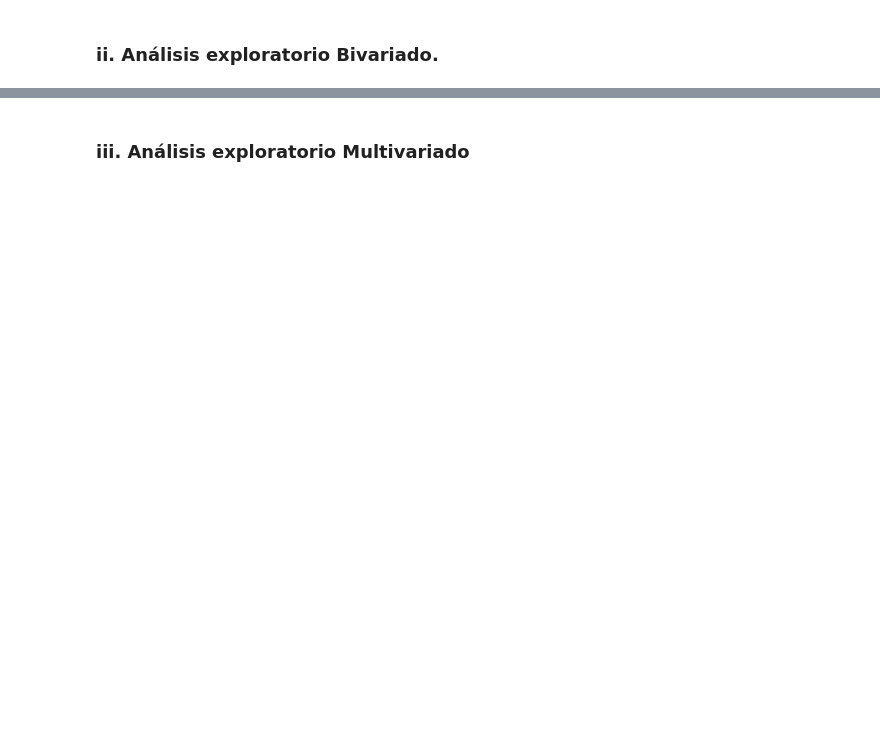
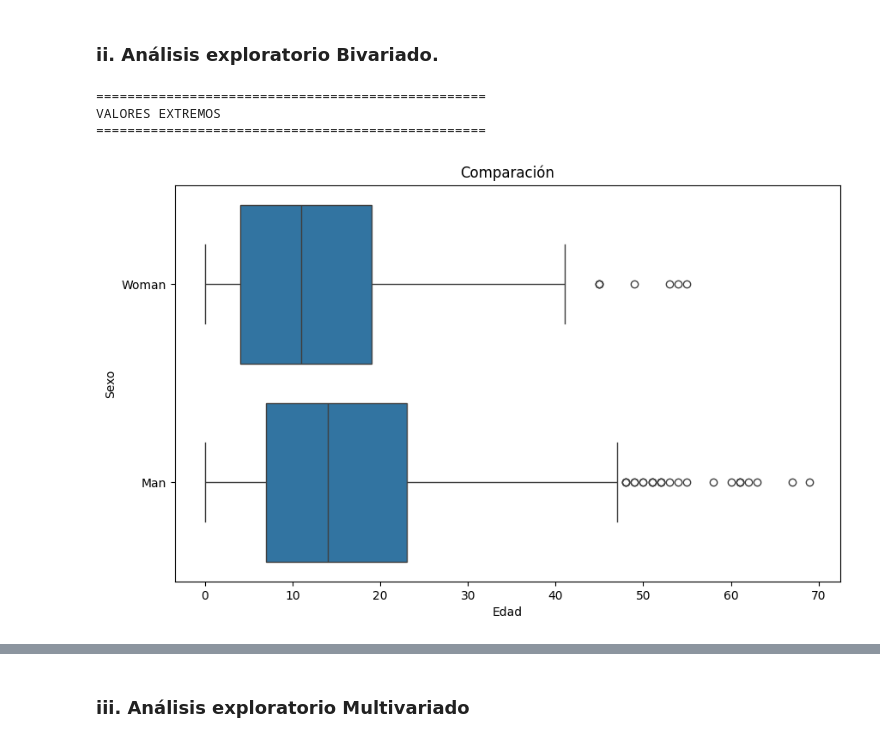
Before and after one commit to ZTARSNOVA/EDA-FGNET, a Jupyter notebook: FGNET_Avance2.ipynb, the cells around one changed output, grey strips where cells are left out. Drawn from its saved outputs; the diff is of its cells as text; code cells hidden in the pictures; blank space fills up the shorter version.

```diff
--- a/FGNET_Avance2.ipynb
+++ b/FGNET_Avance2.ipynb
@@ -240,2 +260,18 @@ memory usage: 62.8+ KB
 # %% [markdown]
 ### ii. Análisis exploratorio Bivariado.
+# %%
+print("="*50)
+print("VALORES EXTREMOS")
+print("="*50)
+
+# gráfico de boxplot para comparar la variable categorica Sexo entre Edad
+
+plt.figure(figsize=(10, 6))
+sns.boxplot(x='Edad', y='Sexo', data=df)
+plt.title('Comparación')
+plt.show()
+# %% [output]
+==================================================
+VALORES EXTREMOS
+==================================================
+[figure, added]
```
Also changed, not shown: parts of 3 cells of this notebook.
